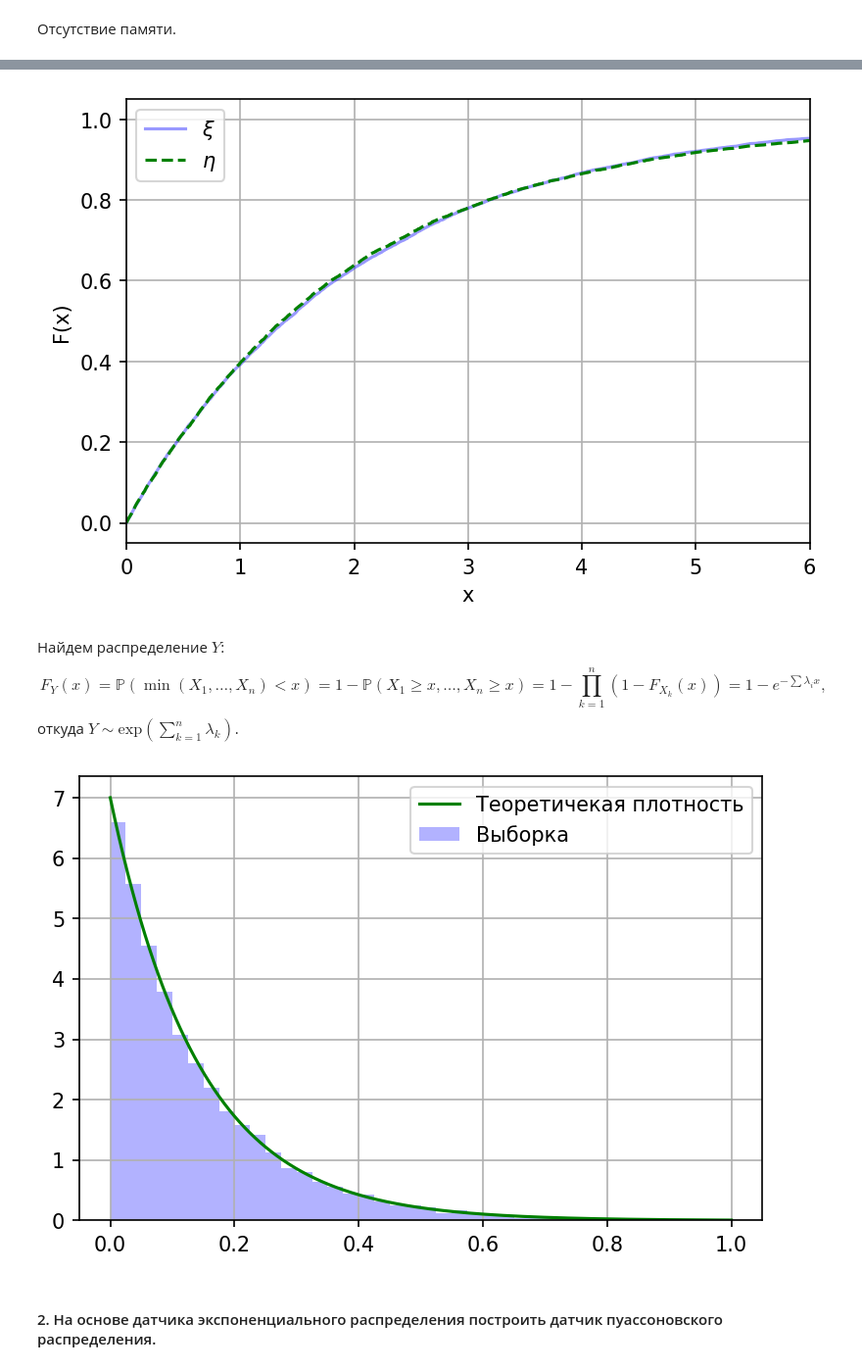
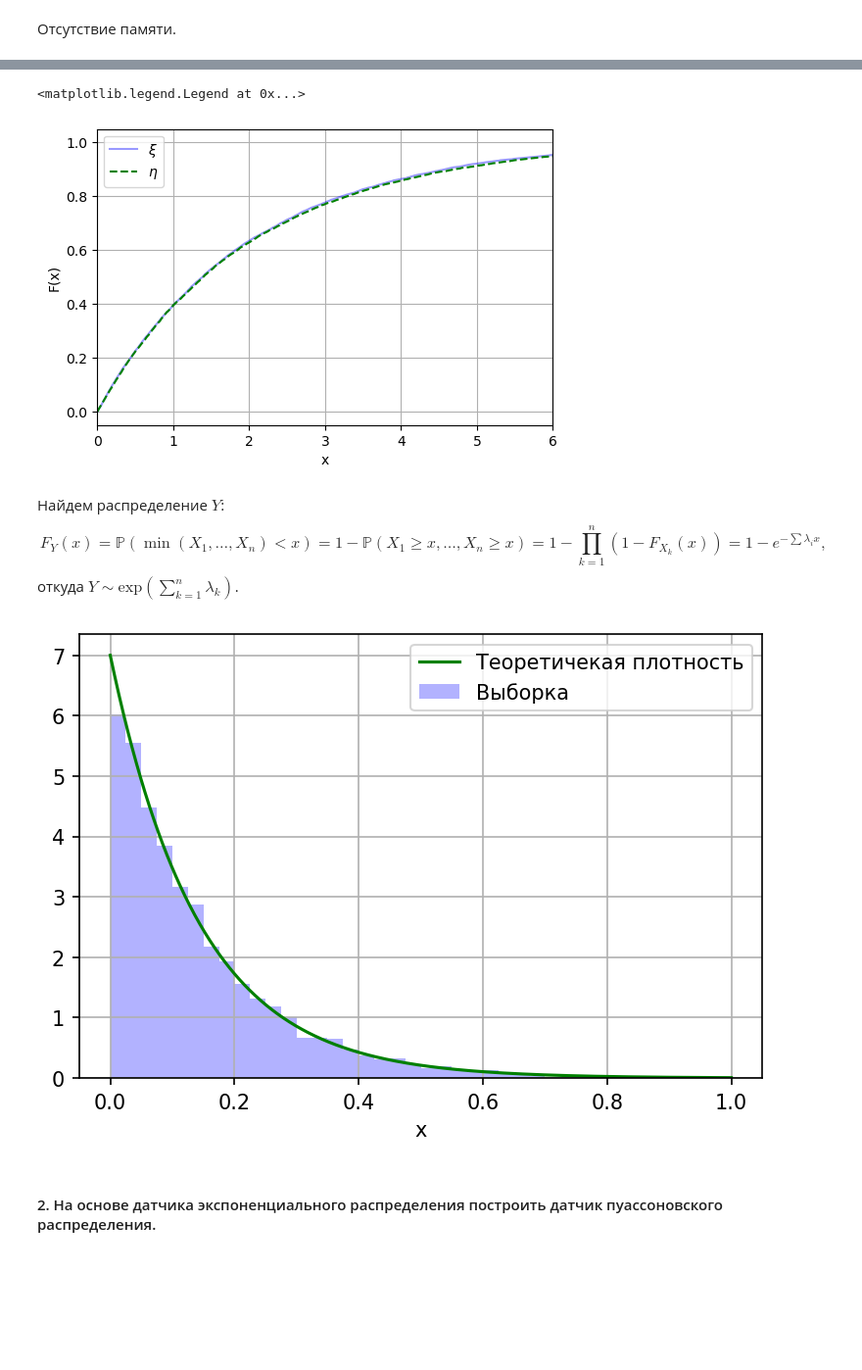
Before and after one commit to MrG1raffe/Stochastic_prac, a Jupyter notebook: StochAn_pt1.ipynb, the cells around one changed output, grey strips where cells are left out. Shown at 98% size. Drawn from its saved outputs; the diff is of its cells as text; code cells hidden in the pictures; blank space fills up the shorter version.

```diff
--- a/StochAn_pt1.ipynb
+++ b/StochAn_pt1.ipynb
@@ -401,20 +377,18 @@ ecdf_xi = ECDF(x)
 ecdf_eta = ECDF(y)
 
 fig, ax = plt.subplots()
-fig.dpi = 150
+fig.dpi = 100
 
 ax.plot(ecdf_xi.x, ecdf_xi.y, 'b', alpha=0.4, label=r'$\xi$')
 ax.plot(ecdf_eta.x - tau, ecdf_eta.y, 'g--', label=r'$\eta$')
 ax.set_xlim((0, 6))
-# plt.title('Эмпирические функции распределения')
 ax.set_xlabel('x')
 ax.set_ylabel('F(x)')
 ax.grid()
 ax.legend()
-# plt.show()
-fig.savefig('/home/mr_giraffe/Documents/StochAn_prac/Report/3_2.pdf', bbox_inches='tight')
 # %% [output]
+<matplotlib.legend.Legend at 0x...>
-[figure, old version]
+[figure, new version]
 # %% [markdown]
 Найдем распределение $Y$:
 $$F_Y(x) = \mathbb{P}(\min(X_1, \ldots, X_n) < x) = 1 - \mathbb{P}(X_1 \geq x, \ldots, X_n \geq x) = 1 - \prod_{k=1}^n(1- F_{X_k}(x)) = 1 - e^{-\sum \lambda_i x},$$
@@ -422,28 +396,25 @@ $$F_Y(x) = \mathbb{P}(\min(X_1, \ldots, X_n) < x) = 1 - \mathbb{P}(X_1 \geq x, \
 # %%
 lam1 = 2
 lam2 = 1
 lam3 = 4
 sz = 10000
 samp = np.zeros((3, sz))
 samp[0] = exp_rnd(lam1, sz)
 samp[1] = exp_rnd(lam2, sz)
 samp[2] = exp_rnd(lam3, sz)
 samp = np.vstack((samp[0], samp[1], samp[2])).min(axis=0)
 
 fig, ax = plt.subplots()
 fig.dpi = 150
 
 ax.hist(samp, bins = np.arange(0, 1, 0.025), density=True, color='b', alpha = 0.3, label = 'Выборка')
 x = np.linspace(0, 1, 1000)
 ax.plot(x, (lam1 + lam2 + lam3) * np.exp(-(lam1 + lam2 + lam3) * x), c='g', lw= 1.5, label=r'Теоретичекая плотность')
-# ax.title('Распределение суммы с.в., имеющих экспоненциальное распределение')
+ax.set_xlabel('x')
 ax.legend()
 ax.grid()
-# plt.show()
-
-fig.savefig('/home/mr_giraffe/Documents/StochAn_prac/Report/3_3.pdf', bbox_inches='tight')
 # %% [output]
-[figure, old version]
+[figure, new version]
 # %% [markdown]
 #### 2. На основе датчика экспоненциального распределения построить датчик пуассоновского распределения.
 # %% [markdown]
```
Also changed, not shown: parts of 50 cells of this notebook, 29 other files.
